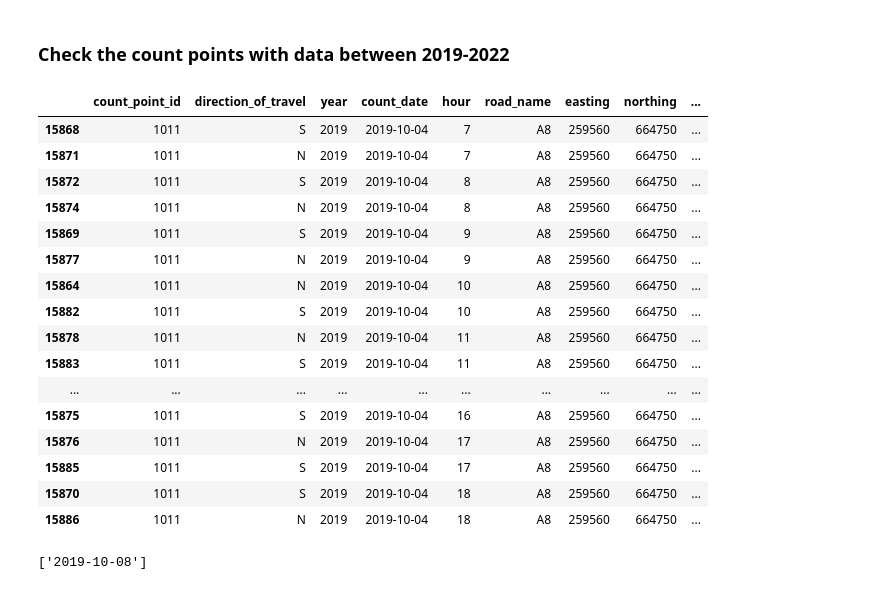
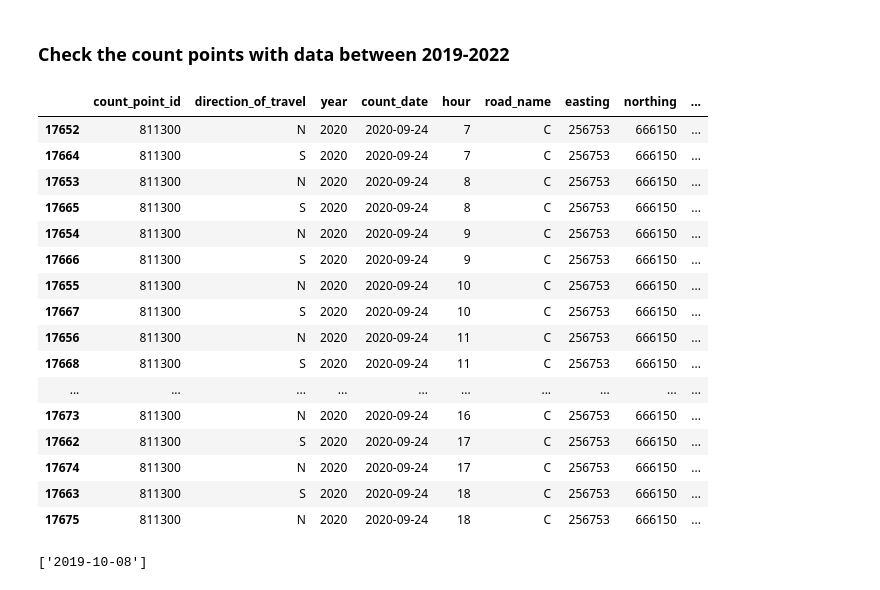
Before and after one commit to YueLi-0816/data_paper, a Jupyter notebook: Traffic_counts_read.ipynb, the cells around one changed output. Drawn from its saved outputs; the diff is of its cells as text; code cells hidden in the pictures.

```diff
--- a/Traffic_counts_read.ipynb
+++ b/Traffic_counts_read.ipynb
@@ -12,25 +12,25 @@ pd.set_option('display.max_rows', 36)
 # %%
 #raw_counts = pd.read_csv('C:/Users/2672496L/OneDrive - University of Glasgow/UofG/Data/Data processing/Traffic data/Traffic_counts-department_for_transport/dft_rawcount_local_authority_id_3.csv')
 raw_counts = pd.read_csv('Traffic_counts-department_for_transport/dft_rawcount_local_authority_id_3.csv')
-display(raw_counts.sort_values(by=['count_point_id','count_date', 'hour'])[['count_point_id','direction_of_travel','year','count_date','hour','road_name','easting','northing','latitude','longitude','pedal_cycles','two_wheeled_motor_vehicles','cars_and_taxis','buses_and_coaches','all_motor_vehicles']].loc[raw_counts.count_date>'2019-09-30'].loc[raw_counts.count_point_id == 1011])
+display(raw_counts.sort_values(by=['count_point_id','count_date', 'hour'])[['count_point_id','direction_of_travel','year','count_date','hour','road_name','easting','northing','latitude','longitude','pedal_cycles','two_wheeled_motor_vehicles','cars_and_taxis','buses_and_coaches','all_motor_vehicles']].loc[raw_counts.count_date>'2019-09-30'].loc[raw_counts.count_point_id == 811300])
 # %% [output]
 |  | count_point_id | direction_of_travel | year | count_date | hour | road_name | easting | northing | ... |
-| 15868 | 1011 | S | 2019 | 2019-10-04 | 7 | A8 | 259560 | 664750 | ... |
-| 15871 | 1011 | N | 2019 | 2019-10-04 | 7 | A8 | 259560 | 664750 | ... |
-| 15872 | 1011 | S | 2019 | 2019-10-04 | 8 | A8 | 259560 | 664750 | ... |
-| 15874 | 1011 | N | 2019 | 2019-10-04 | 8 | A8 | 259560 | 664750 | ... |
-| 15869 | 1011 | S | 2019 | 2019-10-04 | 9 | A8 | 259560 | 664750 | ... |
-| 15877 | 1011 | N | 2019 | 2019-10-04 | 9 | A8 | 259560 | 664750 | ... |
-| 15864 | 1011 | N | 2019 | 2019-10-04 | 10 | A8 | 259560 | 664750 | ... |
-| 15882 | 1011 | S | 2019 | 2019-10-04 | 10 | A8 | 259560 | 664750 | ... |
-| 15878 | 1011 | N | 2019 | 2019-10-04 | 11 | A8 | 259560 | 664750 | ... |
-| 15883 | 1011 | S | 2019 | 2019-10-04 | 11 | A8 | 259560 | 664750 | ... |
+| 17652 | 811300 | N | 2020 | 2020-09-24 | 7 | C | 256753 | 666150 | ... |
+| 17664 | 811300 | S | 2020 | 2020-09-24 | 7 | C | 256753 | 666150 | ... |
+| 17653 | 811300 | N | 2020 | 2020-09-24 | 8 | C | 256753 | 666150 | ... |
+| 17665 | 811300 | S | 2020 | 2020-09-24 | 8 | C | 256753 | 666150 | ... |
+| 17654 | 811300 | N | 2020 | 2020-09-24 | 9 | C | 256753 | 666150 | ... |
+| 17666 | 811300 | S | 2020 | 2020-09-24 | 9 | C | 256753 | 666150 | ... |
+| 17655 | 811300 | N | 2020 | 2020-09-24 | 10 | C | 256753 | 666150 | ... |
+| 17667 | 811300 | S | 2020 | 2020-09-24 | 10 | C | 256753 | 666150 | ... |
+| 17656 | 811300 | N | 2020 | 2020-09-24 | 11 | C | 256753 | 666150 | ... |
+| 17668 | 811300 | S | 2020 | 2020-09-24 | 11 | C | 256753 | 666150 | ... |
 | ... | ... | ... | ... | ... | ... | ... | ... | ... | ... |
-| 15875 | 1011 | S | 2019 | 2019-10-04 | 16 | A8 | 259560 | 664750 | ... |
-| 15876 | 1011 | N | 2019 | 2019-10-04 | 17 | A8 | 259560 | 664750 | ... |
-| 15885 | 1011 | S | 2019 | 2019-10-04 | 17 | A8 | 259560 | 664750 | ... |
-| 15870 | 1011 | S | 2019 | 2019-10-04 | 18 | A8 | 259560 | 664750 | ... |
-| 15886 | 1011 | N | 2019 | 2019-10-04 | 18 | A8 | 259560 | 664750 | ... |
+| 17673 | 811300 | N | 2020 | 2020-09-24 | 16 | C | 256753 | 666150 | ... |
+| 17662 | 811300 | S | 2020 | 2020-09-24 | 17 | C | 256753 | 666150 | ... |
+| 17674 | 811300 | N | 2020 | 2020-09-24 | 17 | C | 256753 | 666150 | ... |
+| 17663 | 811300 | S | 2020 | 2020-09-24 | 18 | C | 256753 | 666150 | ... |
+| 17675 | 811300 | N | 2020 | 2020-09-24 | 18 | C | 256753 | 666150 | ... |
 # %%
 point_1_2019 = raw_counts.loc[raw_counts.count_date>'2019-09-30'].loc[raw_counts.count_point_id == 811435].sort_values(by=['count_point_id','count_date', 'hour'])[['count_point_id','direction_of_travel','year','count_date','hour','road_name','easting','northing','latitude','longitude','pedal_cycles','two_wheeled_motor_vehicles','cars_and_taxis','buses_and_coaches','all_motor_vehicles']]
 print(point_1_2019.count_date.unique())
```
Also changed, not shown: parts of 10 cells of this notebook.
